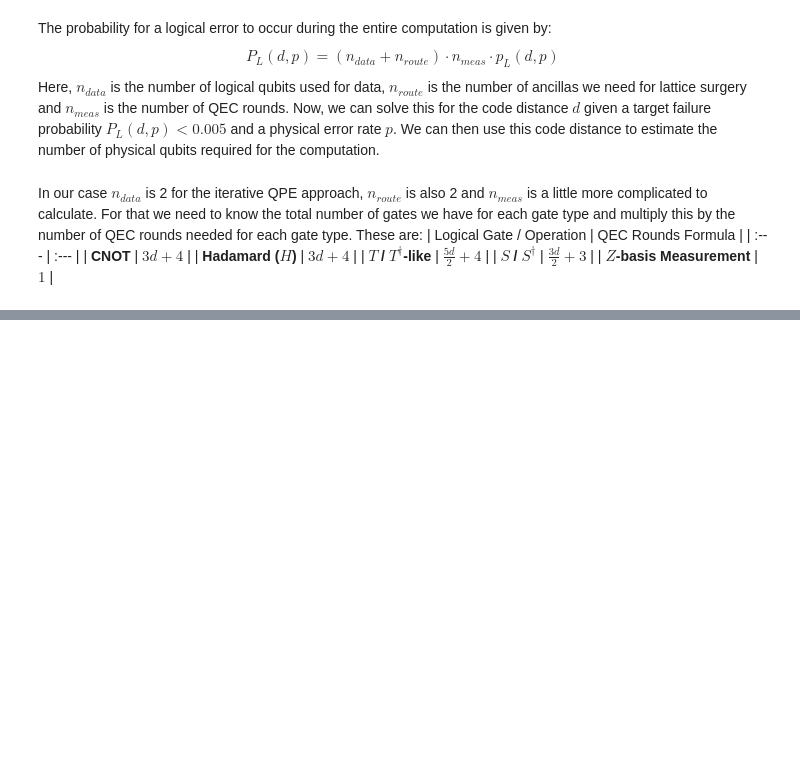
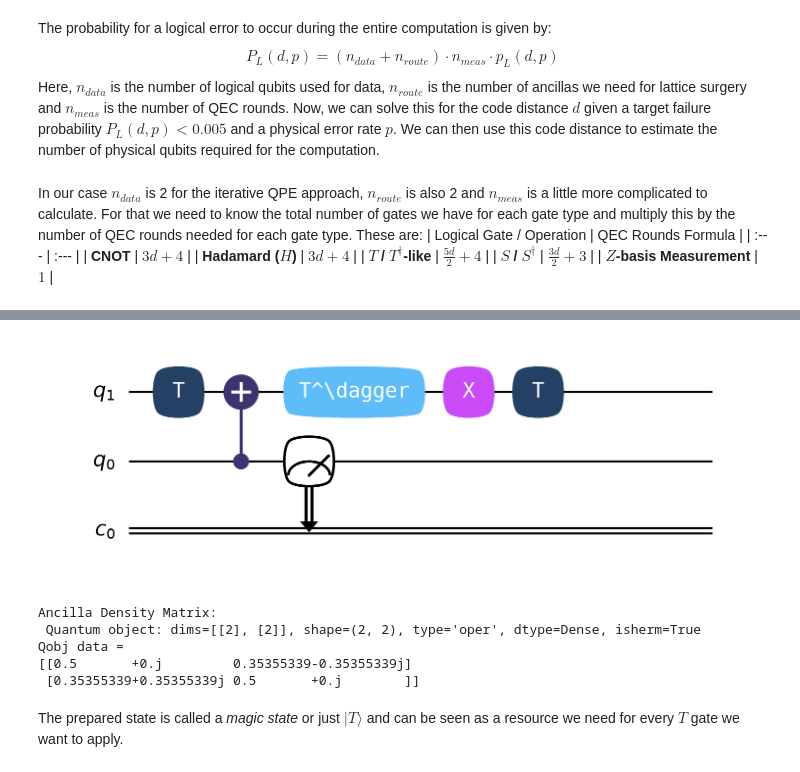
Before and after one commit to Mluonium/chem-compilation-to-qec-paper, a Jupyter notebook: resource_estimation.ipynb, the cells around one changed output, grey strips where cells are left out. Drawn from its saved outputs; the diff is of its cells as text; code cells hidden in the pictures; blank space fills up the shorter version.

```diff
--- a/resource_estimation.ipynb
+++ b/resource_estimation.ipynb
@@ -119,0 +172,46 @@ def plot_logical_error(p_e):
+# %%
+import qutip_qip.operations
+import matplotlib.pyplot as plt
+import numpy as np
+import qutip as q
+from qutip_qip.circuit import QubitCircuit
+
+# 1. Instantiate Circuit (2 qubits, 1 classical bit)
+qc = QubitCircuit(N=2, num_cbits=1)
+# Step A: Magic state preparation on Ancilla (Qubit 1)
+qc.add_gate("T", targets=[1])
+
+# Step B: Entangle Data (Qubit 0) and Ancilla (Qubit 1)
+qc.add_gate("CNOT", controls=[0], targets=[1])
+
+# Step C: Measure Data Qubit in Z-basis
+qc.add_measurement("M0", targets=[0], classical_store=0)
+
+# Step D: Explicit T X T† sequence on Ancilla (Qubit 1)
+# 1. T dagger (T†)
+qc.add_gate("RZ", targets=[1], arg_value=-np.pi / 4, arg_label=r"T^\dagger")
+
+# 2. Controlled X (triggered if measurement outcome is 1)
+qc.add_gate("X", targets=[1], classical_controls=[0]) # Controlled by measurement outcome
+
+# 3. T gate
+qc.add_gate("T", targets=[1])
+
+qc.draw("matplotlib", dpi=300)
+plt.show()
+
+plus = (q.basis(2, 0) + q.basis(2, 1)).unit()
+psi_in = q.tensor(plus, plus)
+
+final_state = qc.run(state=psi_in)
+rho_ancilla = final_state.ptrace(1)
+print("Ancilla Density Matrix:\n", rho_ancilla)
+# %% [output]
+[figure, added]
+Ancilla Density Matrix:
+ Quantum object: dims=[[2], [2]], shape=(2, 2), type='oper', dtype=Dense, isherm=True
+Qobj data =
+[[0.5       +0.j         0.35355339-0.35355339j]
+ [0.35355339+0.35355339j 0.5       +0.j        ]]
+# %% [markdown]
+The prepared state is called a *magic state* or just $|T\rangle$ and can be seen as a resource we need for every $T$ gate we want to apply.
```
Also changed, not shown: parts of 7 cells of this notebook, 1 other file.
